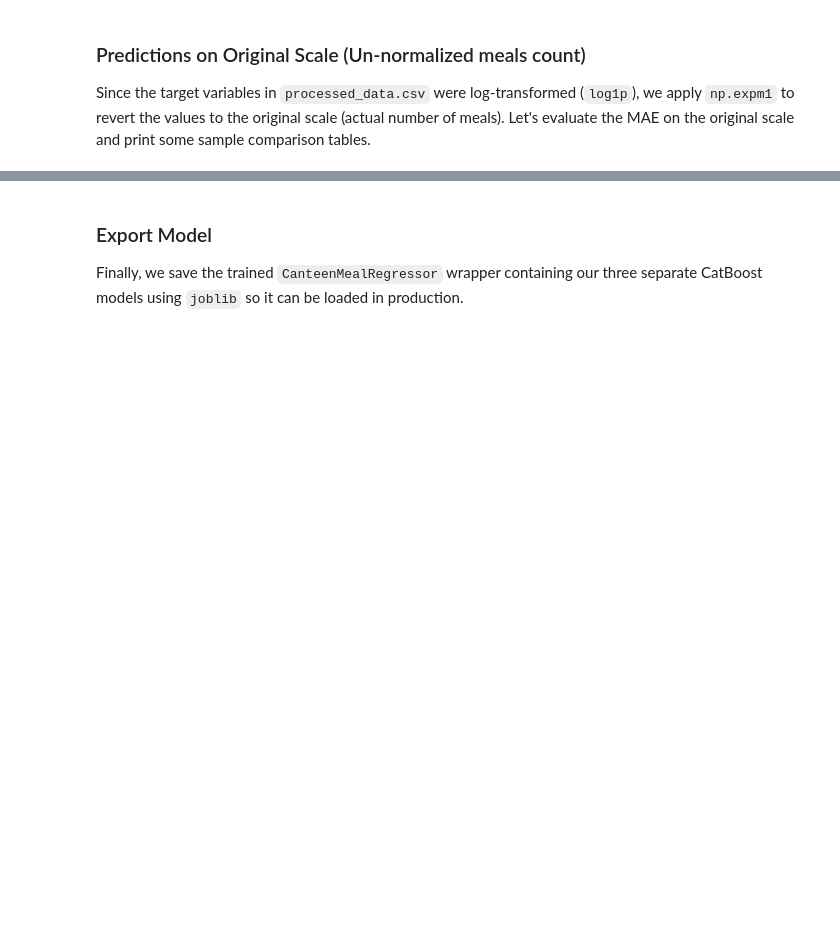
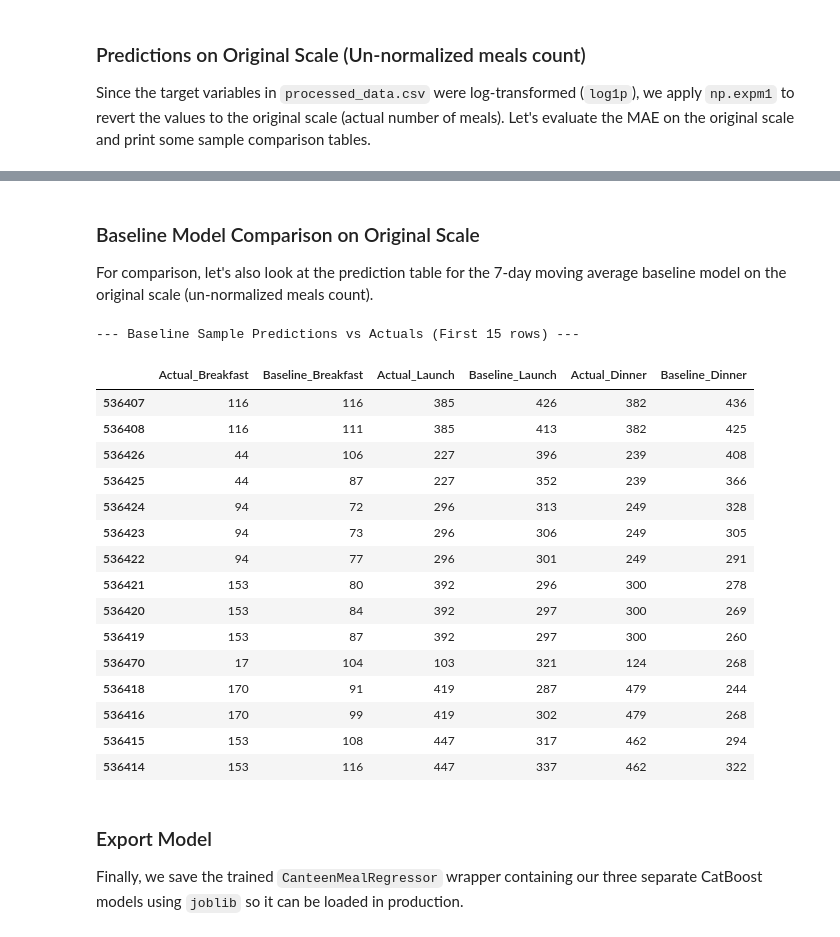
Before and after one commit to aziziabdallahesmail-ensia/IntelliCanteen, a Jupyter notebook: intellicanteen/notebooks/modelling.ipynb, the cells around one changed output, grey strips where cells are left out. Drawn from its saved outputs; the diff is of its cells as text; code cells hidden in the pictures; blank space fills up the shorter version.

```diff
--- a/intellicanteen/notebooks/modelling.ipynb
+++ b/intellicanteen/notebooks/modelling.ipynb
@@ -359,3 +359,38 @@ print(comparison_df.head(15).to_string())
+# %% [markdown]
+### Baseline Model Comparison on Original Scale
+
+For comparison, let's also look at the prediction table for the 7-day moving average baseline model on the original scale (un-normalized meals count).
+# %%
+# Revert baseline actuals and predictions to original scale using expm1
+y_baseline_actual_orig = np.expm1(test_clean[baseline_cols])
+y_baseline_pred_orig = np.expm1(test_clean[baseline_pred_cols])
+
+# Create baseline comparison table
+baseline_comparison_df = pd.DataFrame(index=test_clean.index)
+for col, pred_col in zip(baseline_cols, baseline_pred_cols):
+    baseline_comparison_df[f'Actual_{col.title()}'] = y_baseline_actual_orig[col].round().astype(int)
+    baseline_comparison_df[f'Baseline_{col.title()}'] = y_baseline_pred_orig[pred_col].clip(lower=0).round().astype(int)
+
+print("--- Baseline Sample Predictions vs Actuals (First 15 rows) ---")
+baseline_comparison_df.head(15)
+# %% [output]
+--- Baseline Sample Predictions vs Actuals (First 15 rows) ---
+|  | Actual_Breakfast | Baseline_Breakfast | Actual_Launch | Baseline_Launch | Actual_Dinner | Baseline_Dinner |
+| 536407 | 116 | 116 | 385 | 426 | 382 | 436 |
+| 536408 | 116 | 111 | 385 | 413 | 382 | 425 |
+| 536426 | 44 | 106 | 227 | 396 | 239 | 408 |
+| 536425 | 44 | 87 | 227 | 352 | 239 | 366 |
+| 536424 | 94 | 72 | 296 | 313 | 249 | 328 |
+| 536423 | 94 | 73 | 296 | 306 | 249 | 305 |
+| 536422 | 94 | 77 | 296 | 301 | 249 | 291 |
+| 536421 | 153 | 80 | 392 | 296 | 300 | 278 |
+| 536420 | 153 | 84 | 392 | 297 | 300 | 269 |
+| 536419 | 153 | 87 | 392 | 297 | 300 | 260 |
+| 536470 | 17 | 104 | 103 | 321 | 124 | 268 |
+| 536418 | 170 | 91 | 419 | 287 | 479 | 244 |
+| 536416 | 170 | 99 | 419 | 302 | 479 | 268 |
+| 536415 | 153 | 108 | 447 | 317 | 462 | 294 |
+| 536414 | 153 | 116 | 447 | 337 | 462 | 322 |
 # %% [markdown]
 ### Export Model
 
```
Also changed, not shown: parts of 4 cells of this notebook, 12 other files.
